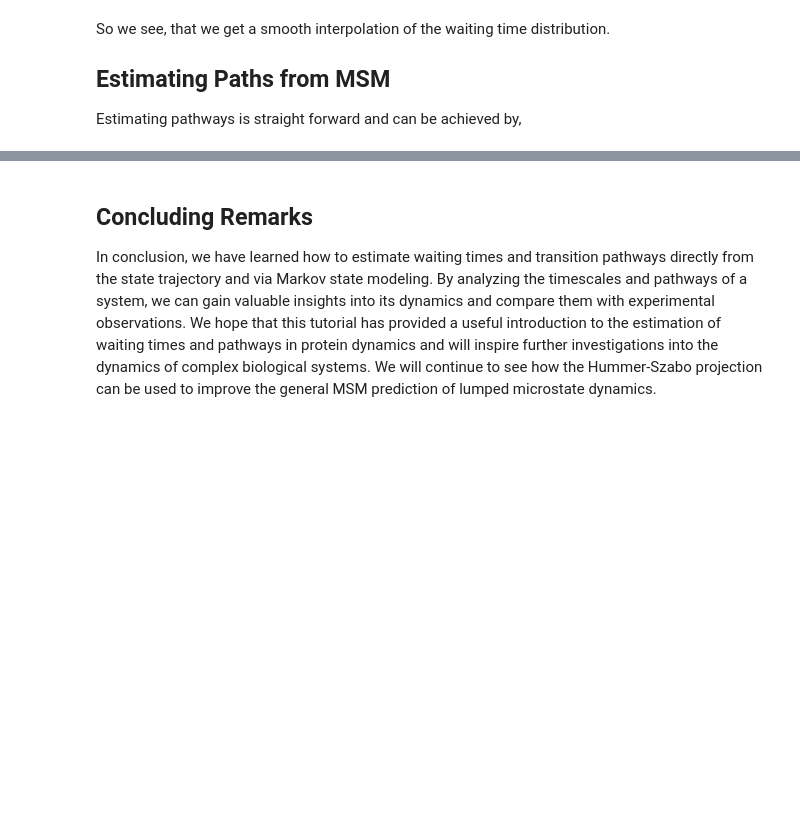
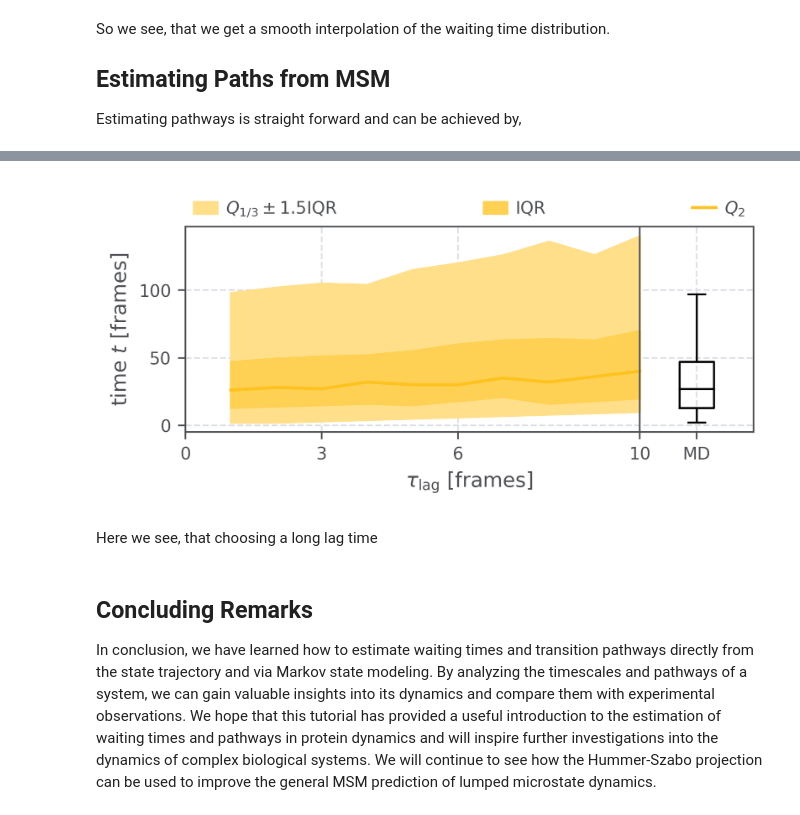
Before and after one commit to moldyn/msmhelper, a Jupyter notebook: docs/tutorials/timescales.ipynb, the cells around one changed output, grey strips where cells are left out. Drawn from its saved outputs; the diff is of its cells as text; code cells hidden in the pictures; blank space fills up the shorter version.

```diff
--- a/docs/tutorials/timescales.ipynb
+++ b/docs/tutorials/timescales.ipynb
@@ -199,3 +205,18 @@ Identified pathways with time of events given in [frames]:
+# %%
+wtd = mh.msm.estimate_wtd(
+    trajs=traj_4state,
+    max_lagtime=10,
+    start=start,
+    final=final,
+    steps=nsteps,
+)
+fig, ax = plt.subplots()
+ax = mh.plot.plot_wtd(wtd=wtd)
+plt.show()
+# %% [output]
+[figure, added]
+# %% [markdown]
+Here we see, that choosing a long lag time
 # %% [markdown]
 ## Concluding Remarks
 
```
Also changed, not shown: parts of 7 cells of this notebook.
